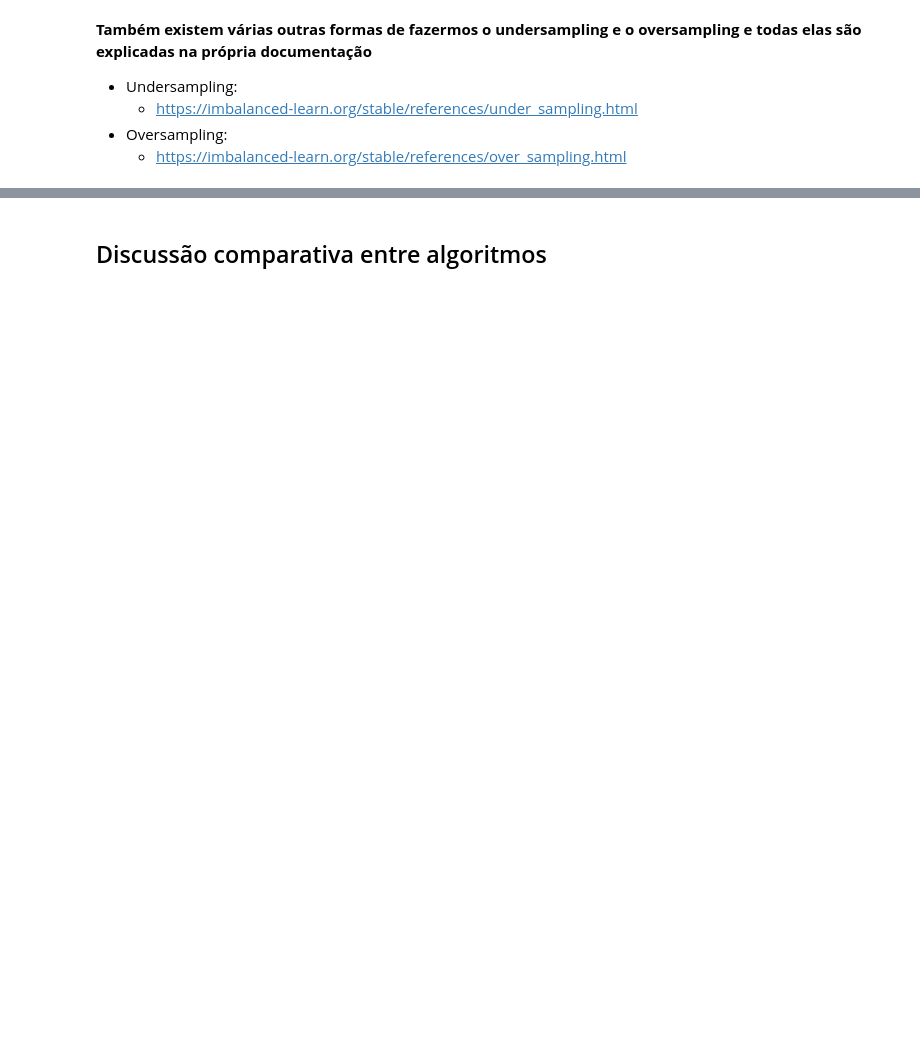
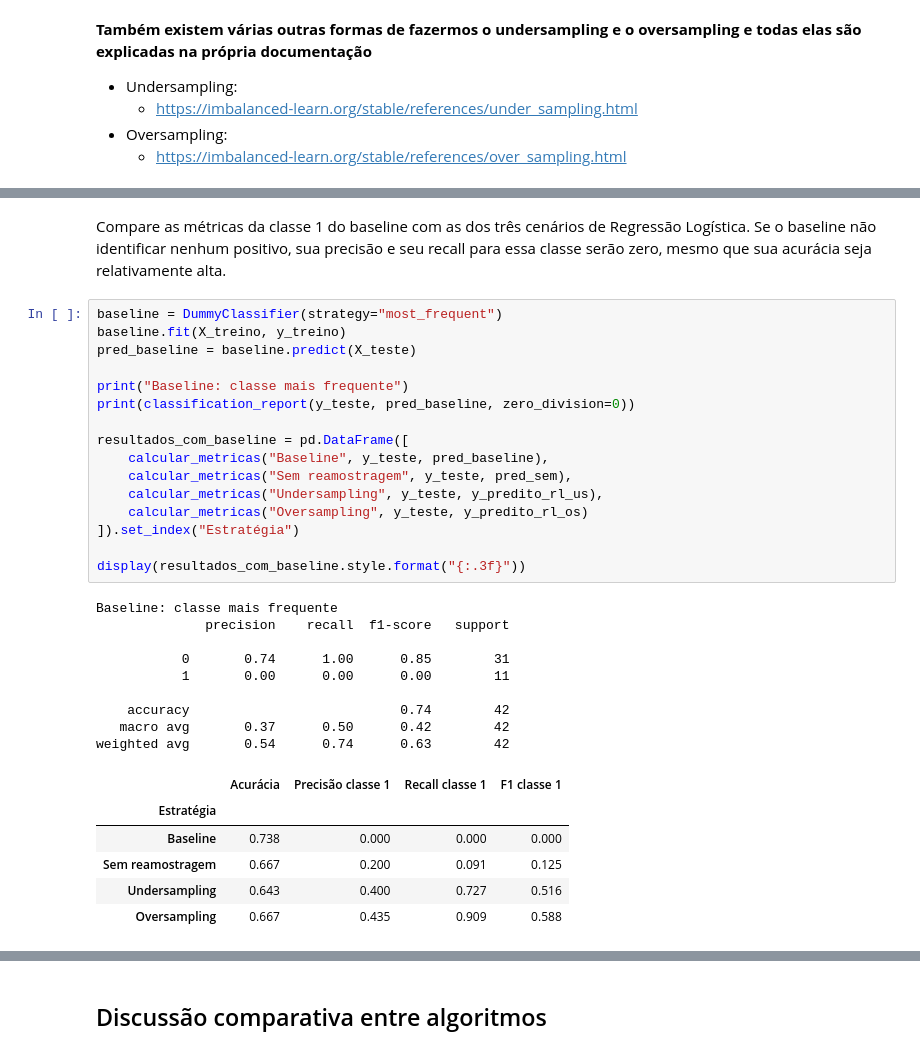
Before and after one commit to drcassar/biblioteca_real, a Jupyter notebook: Aprendizado de Máquina/Dados desbalanceados/T26 - Abraham Enrique Guzman Contreras/Esfinge.ipynb, the cells around one changed output, grey strips where cells are left out. Cells and saved outputs as stored; diff of their text form; blank space fills up the shorter version.

```diff
--- a/Aprendizado de Máquina/Dados desbalanceados/T26 - Abraham Enrique Guzman Contreras/Esfinge.ipynb
+++ b/Aprendizado de Máquina/Dados desbalanceados/T26 - Abraham Enrique Guzman Contreras/Esfinge.ipynb
@@ -662,0 +954,34 @@ Acurácia = 50.00%
+# %% [markdown]
+Compare as métricas da classe 1 do baseline com as dos três cenários de Regressão Logística. Se o baseline não identificar nenhum positivo, sua precisão e seu recall para essa classe serão zero, mesmo que sua acurácia seja relativamente alta.
+# %%
+baseline = DummyClassifier(strategy="most_frequent")
+baseline.fit(X_treino, y_treino)
+pred_baseline = baseline.predict(X_teste)
+
+print("Baseline: classe mais frequente")
+print(classification_report(y_teste, pred_baseline, zero_division=0))
+
+resultados_com_baseline = pd.DataFrame([
+    calcular_metricas("Baseline", y_teste, pred_baseline),
+    calcular_metricas("Sem reamostragem", y_teste, pred_sem),
+    calcular_metricas("Undersampling", y_teste, y_predito_rl_us),
+    calcular_metricas("Oversampling", y_teste, y_predito_rl_os)
+]).set_index("Estratégia")
+
+display(resultados_com_baseline.style.format("{:.3f}"))
+# %% [output]
+Baseline: classe mais frequente
+              precision    recall  f1-score   support
+
+           0       0.74      1.00      0.85        31
+           1       0.00      0.00      0.00        11
+
+    accuracy                           0.74        42
+   macro avg       0.37      0.50      0.42        42
+weighted avg       0.54      0.74      0.63        42
+|  | Acurácia | Precisão classe 1 | Recall classe 1 | F1 classe 1 |
+| Estratégia |  |  |  |  |
+| Baseline | 0.738 | 0.000 | 0.000 | 0.000 |
+| Sem reamostragem | 0.667 | 0.200 | 0.091 | 0.125 |
+| Undersampling | 0.643 | 0.400 | 0.727 | 0.516 |
+| Oversampling | 0.667 | 0.435 | 0.909 | 0.588 |
```
Also changed, not shown: parts of 87 cells of this notebook.
